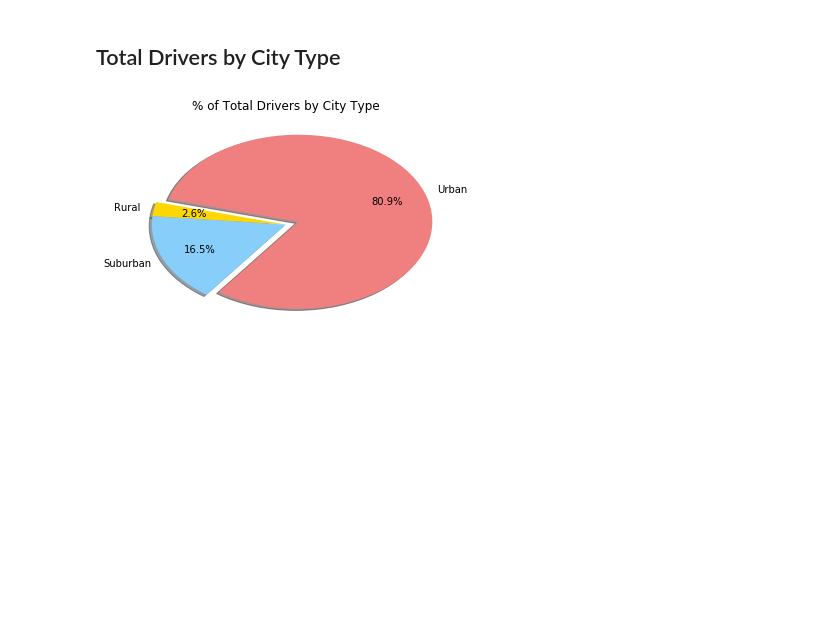
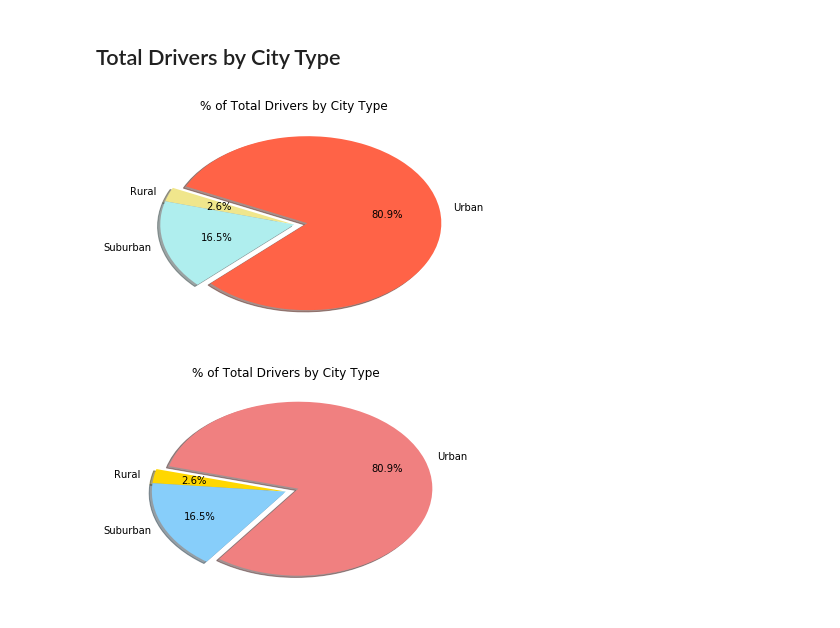
Before and after one commit to rschroer/allhomeworks, a Jupyter notebook: HW05/Pyber/RPS_Pyber.ipynb, the cells around one changed output. Cells and saved outputs as stored; diff of their text form; code cells hidden in the pictures; blank space fills up the shorter version.

```diff
--- a/HW05/Pyber/RPS_Pyber.ipynb
+++ b/HW05/Pyber/RPS_Pyber.ipynb
@@ -145,3 +153,20 @@ plt.show()
+# %%
+# Calculate Drivers Percents
+pie_data3=city_data.groupby("type").sum()
+# Build Pie Chart
+plt.pie(pie_data3,labels=["Rural", "Suburban", "Urban"],shadow=True, explode=[0,.0,0.1],
+        colors=["khaki","paleturquoise","tomato"],startangle=155,autopct="%1.1f%%")
+plt.title("% of Total Drivers by City Type")
+#So, yeah,m I picked these colors as in the last graph, they looked close to the original.
+#I also picked them becuase of their funny names.
+#I'm standing by this choice
+
+
+# Save Figure
+plt.savefig("HW5plot4.png")
+plt.show()
+# %% [output]
+[figure, added]
 # %%
 # Show Figure
 plt.show()
```
Also changed, not shown: parts of 3 cells of this notebook, 2 other files.
